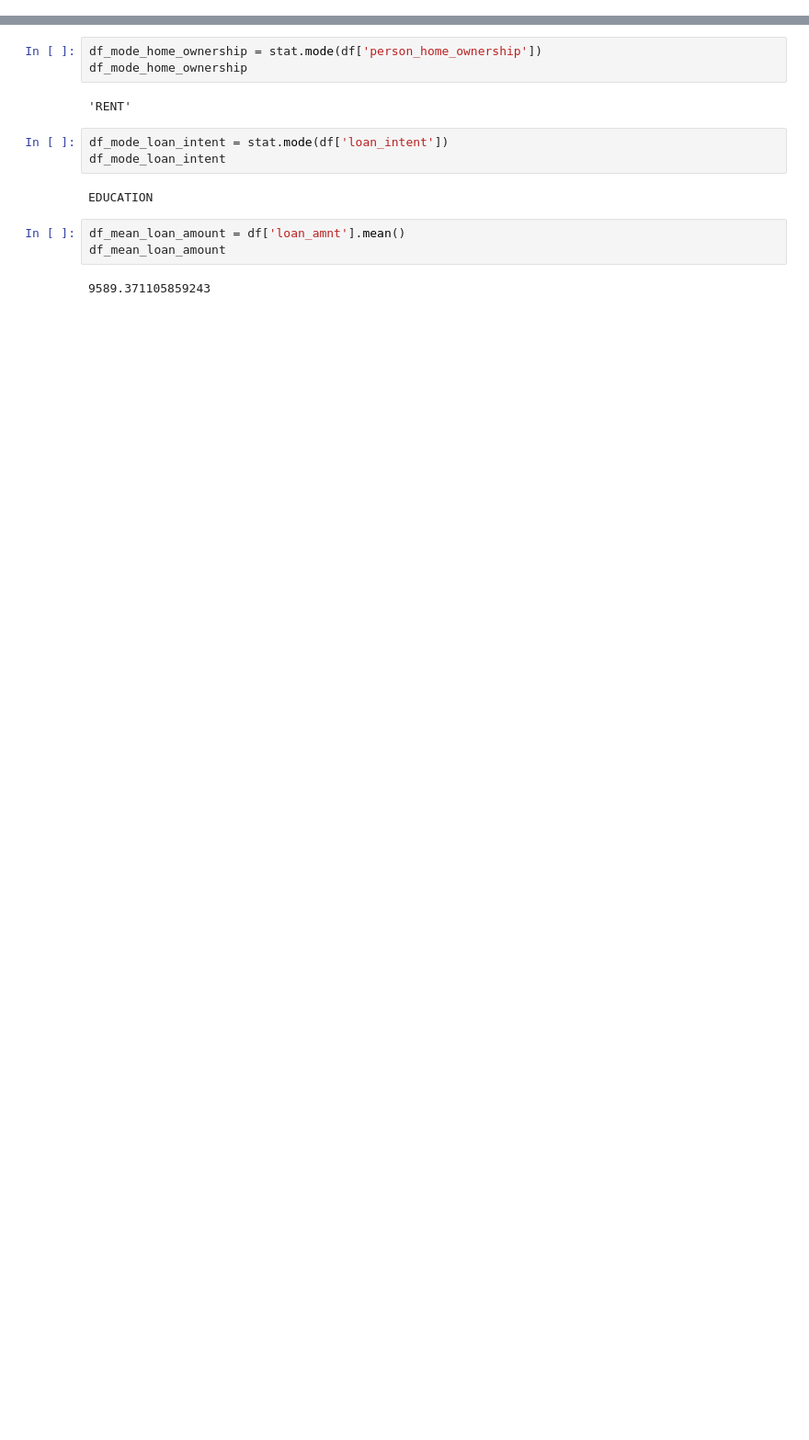
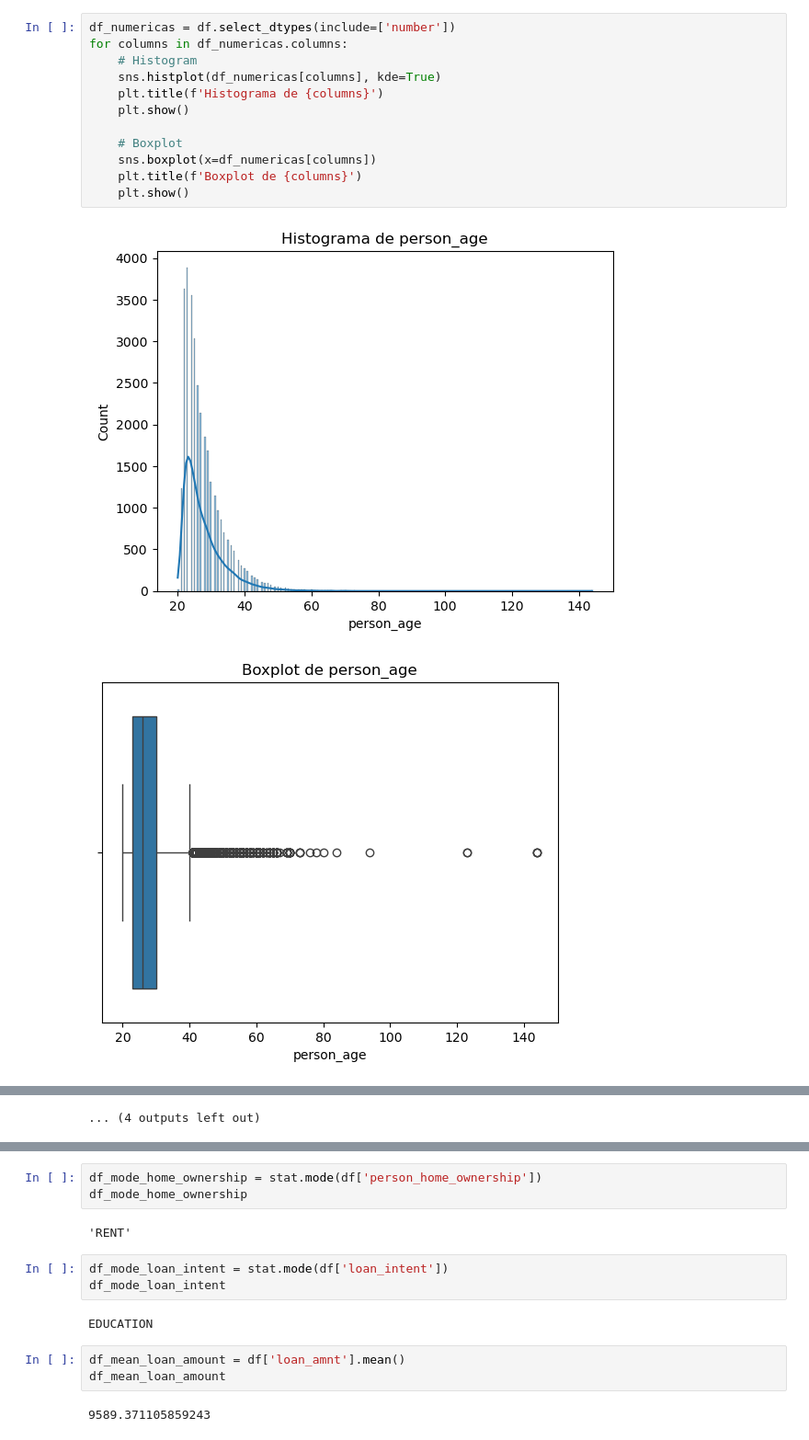
Before and after one commit to luisrr01/Credit-Risk-Analysis, a Jupyter notebook: notebooks/01_eda.ipynb, the cells around one changed output, grey strips where cells are left out. Shown at 92% size. Saved outputs shown, nothing was run; the diff lists cells and outputs as text; blank space fills up the shorter version.

```diff
--- a/notebooks/01_eda.ipynb
+++ b/notebooks/01_eda.ipynb
@@ -74,0 +93,15 @@ df_mean_income
+# %%
+df_numericas = df.select_dtypes(include=['number'])
+for columns in df_numericas.columns:
+    # Histogram
+    sns.histplot(df_numericas[columns], kde=True)
+    plt.title(f'Histograma de {columns}')
+    plt.show()
+
+    # Boxplot
+    sns.boxplot(x=df_numericas[columns])
+    plt.title(f'Boxplot de {columns}')
+    plt.show()
+# %% [output]
+[figure, added]
+[figure, added]
@@ -74,0 +118 @@ df_mean_income
+... (4 outputs left out)
```
Also changed, not shown: parts of 18 cells of this notebook.
